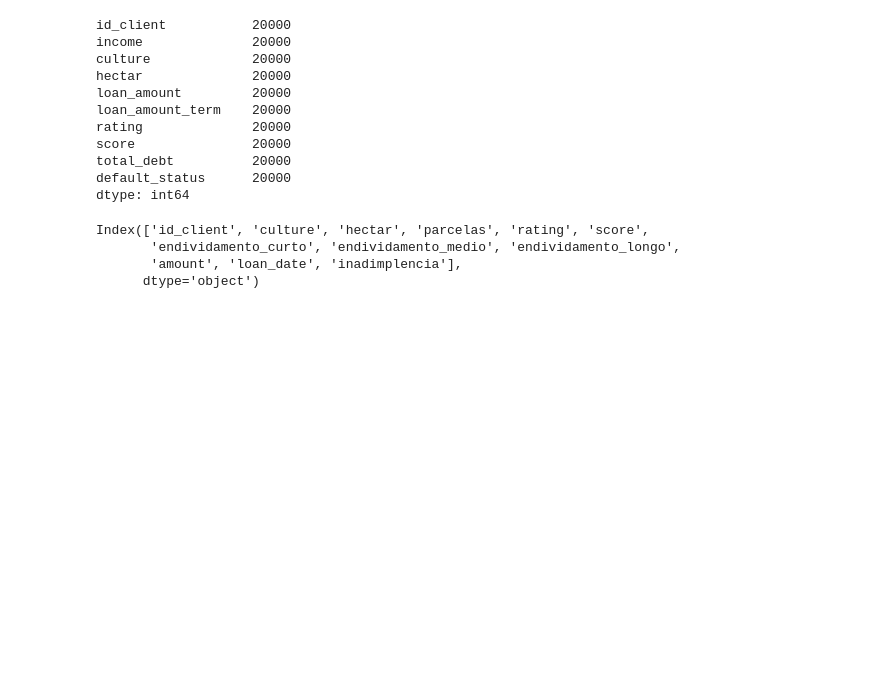
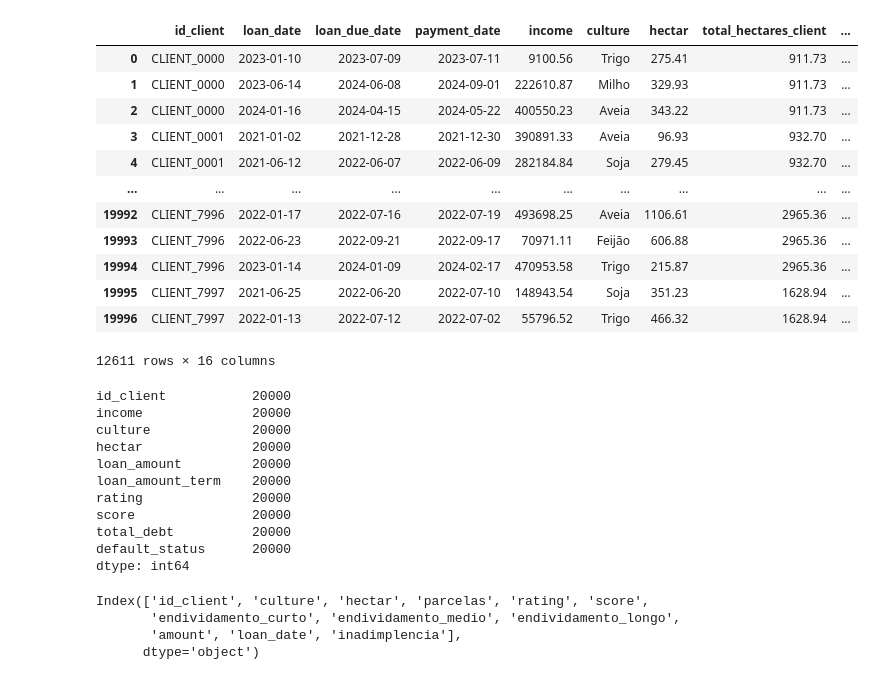
Before and after one commit to cassiof-dev/agricultural_credit_default, a Jupyter notebook: analise.ipynb, the cells around one changed output. Drawn from its saved outputs; the diff is of its cells as text; code cells hidden in the pictures; blank space fills up the shorter version.

```diff
--- a/analise.ipynb
+++ b/analise.ipynb
@@ -294,3 +413,21 @@ df_historic.head()
+# %%
+# Filter clients who have ever defaulted (default_status == 1)
+clients_with_default = df_historic[df_historic['default_status'] == 1]['id_client'].unique()
+df_historic[df_historic['id_client'].isin(clients_with_default)]
+# %% [output]
+|  | id_client | loan_date | loan_due_date | payment_date | income | culture | hectar | total_hectares_client | ... |
+| 0 | CLIENT_0000 | 2023-01-10 | 2023-07-09 | 2023-07-11 | 9100.56 | Trigo | 275.41 | 911.73 | ... |
+| 1 | CLIENT_0000 | 2023-06-14 | 2024-06-08 | 2024-09-01 | 222610.87 | Milho | 329.93 | 911.73 | ... |
+| 2 | CLIENT_0000 | 2024-01-16 | 2024-04-15 | 2024-05-22 | 400550.23 | Aveia | 343.22 | 911.73 | ... |
+| 3 | CLIENT_0001 | 2021-01-02 | 2021-12-28 | 2021-12-30 | 390891.33 | Aveia | 96.93 | 932.70 | ... |
+| 4 | CLIENT_0001 | 2021-06-12 | 2022-06-07 | 2022-06-09 | 282184.84 | Soja | 279.45 | 932.70 | ... |
+| ... | ... | ... | ... | ... | ... | ... | ... | ... | ... |
+| 19992 | CLIENT_7996 | 2022-01-17 | 2022-07-16 | 2022-07-19 | 493698.25 | Aveia | 1106.61 | 2965.36 | ... |
+| 19993 | CLIENT_7996 | 2022-06-23 | 2022-09-21 | 2022-09-17 | 70971.11 | Feijão | 606.88 | 2965.36 | ... |
+| 19994 | CLIENT_7996 | 2023-01-14 | 2024-01-09 | 2024-02-17 | 470953.58 | Trigo | 215.87 | 2965.36 | ... |
+| 19995 | CLIENT_7997 | 2021-06-25 | 2022-06-20 | 2022-07-10 | 148943.54 | Soja | 351.23 | 1628.94 | ... |
+| 19996 | CLIENT_7997 | 2022-01-13 | 2022-07-12 | 2022-07-02 | 55796.52 | Trigo | 466.32 | 1628.94 | ... |
+12611 rows × 16 columns
 # %%
 # df_credit_clear = df_credit.query("score != null or endividamento_curto != '' or endividamento_medio != '' or endividamento_longo != ''")
 # clear dataset to remove null data
```
Also changed, not shown: parts of 4 cells of this notebook.
